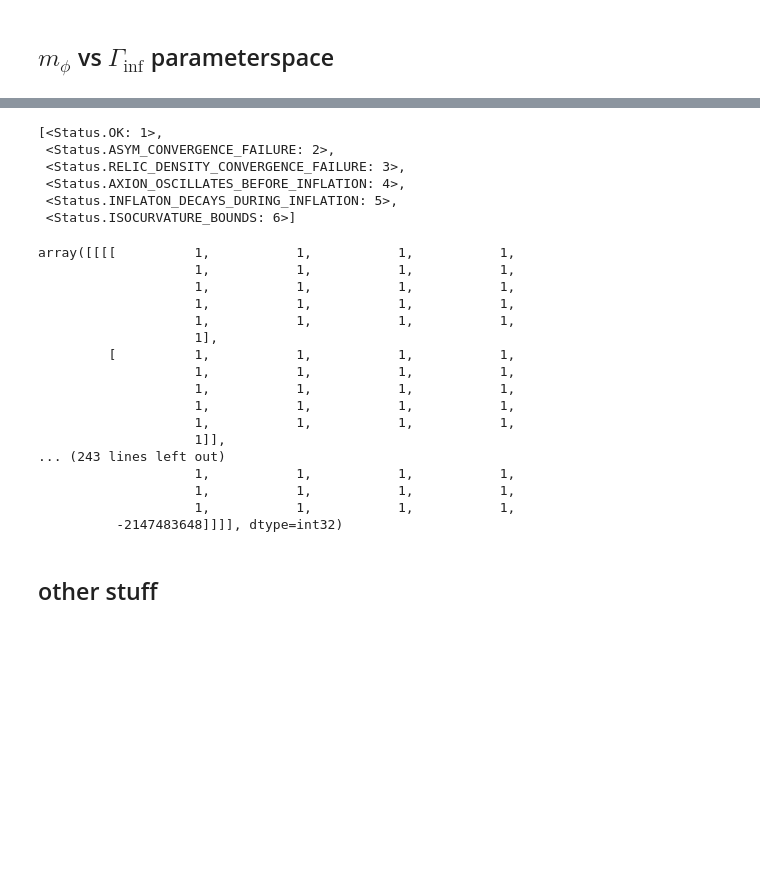
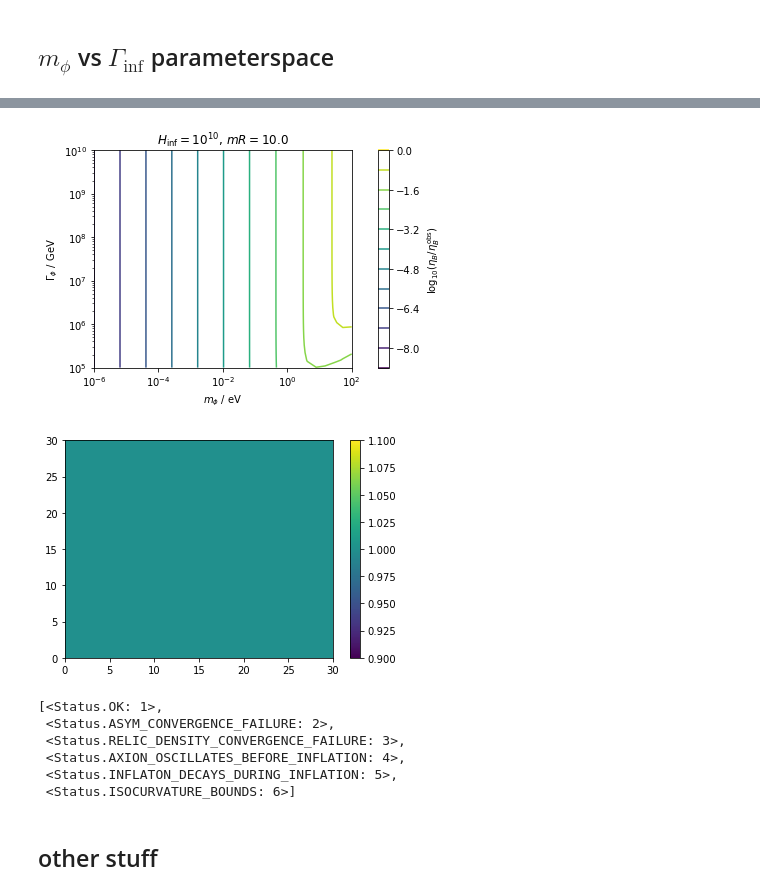
Before and after one commit to anna-jana/masters-project, a Jupyter notebook: transport_eq_in_time/clockwork_axion.ipynb, the cells around one changed output, grey strips where cells are left out. Saved outputs shown, nothing was run; the diff lists cells and outputs as text; code cells hidden in the pictures; blank space fills up the shorter version.

```diff
--- a/transport_eq_in_time/clockwork_axion.ipynb
+++ b/transport_eq_in_time/clockwork_axion.ipynb
@@ -72,3 +83,8 @@ for i in range(len(data["mR"])):
+# %%
+plot_run(4)
+# %% [output]
+[figure, added]
+[figure, added]
 # %%
 list(Status)
 # %% [output]
@@ -78,26 +94,6 @@ list(Status)
  <Status.AXION_OSCILLATES_BEFORE_INFLATION: 4>,
  <Status.INFLATON_DECAYS_DURING_INFLATION: 5>,
  <Status.ISOCURVATURE_BOUNDS: 6>]
-# %%
-data["status"]
-# %% [output]
-array([[[[          1,           1,           1,           1,
-                    1,           1,           1,           1,
-                    1,           1,           1,           1,
-                    1,           1,           1,           1,
-                    1,           1,           1,           1,
-                    1],
-         [          1,           1,           1,           1,
-                    1,           1,           1,           1,
-                    1,           1,           1,           1,
-                    1,           1,           1,           1,
-                    1,           1,           1,           1,
-                    1]],
-... (243 lines left out)
-                    1,           1,           1,           1,
-                    1,           1,           1,           1,
-                    1,           1,           1,           1,
-          -2147483648]]]], dtype=int32)
 # %% [markdown]
 ## other stuff
 # %%
```
Also changed, not shown: parts of 2 cells of this notebook, 1 other file.
